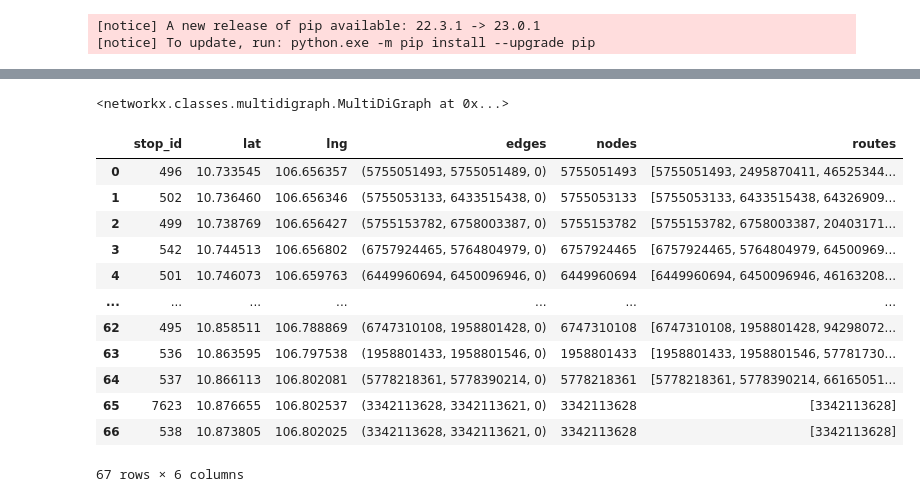
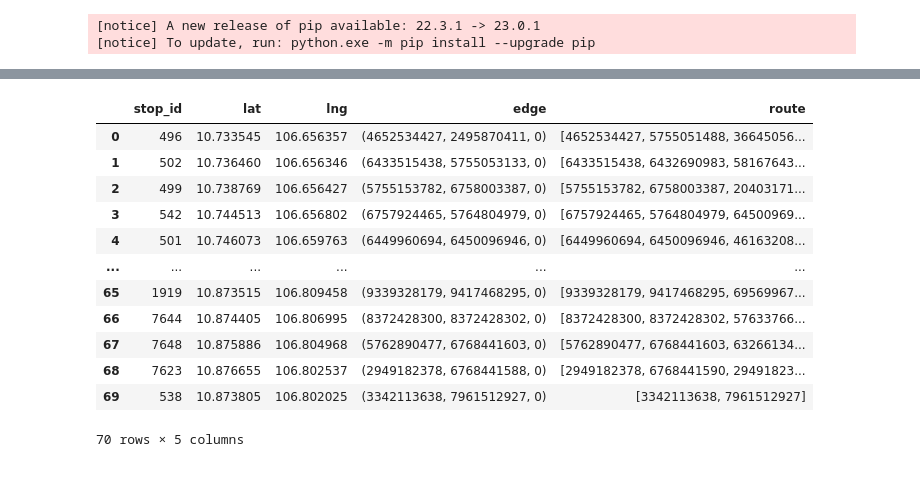
Before and after one commit to ptquang2000/hcm-bus-model, a Jupyter notebook: main.ipynb, the cells around one changed output, grey strips where cells are left out. Cells and saved outputs as stored; diff of their text form; code cells hidden in the pictures.

Commit message:
! load file missing data

```diff
--- a/main.ipynb
+++ b/main.ipynb
@@ -145,58 +159,35 @@ G = ox.graph_from_gdfs(gdf_nodes=gdf_nodes, gdf_edges=gdf_edges, graph_attrs=gra
-# %%
-HCM_NETWORK = "./data/hcm.osm"
-utn = ox.settings.useful_tags_node
-oxna = ox.settings.osm_xml_node_attrs
-oxnt = ox.settings.osm_xml_node_tags
-utw = ox.settings.useful_tags_way
-oxwa = ox.settings.osm_xml_way_attrs
-oxwt = ox.settings.osm_xml_way_tags
-utn = list(set(utn + oxna + oxnt))
-utw = list(set(utw + oxwa + oxwt))
-ox.settings.all_oneway = True
-ox.settings.useful_tags_node = utn
-ox.settings.useful_tags_way = utw
-if not os.path.exists(HCM_NETWORK):
-    G = ox.graph_from_place("Ho Chi Minh City")
-    ox.save_graph_xml(G, HCM_NETWORK)
-
-G = ox.graph_from_xml(HCM_NETWORK)
-ox.distance.add_edge_lengths(G)
-
-# fig, ax = ox.plot_graph(G, node_size=0)
-# %% [output]
-<networkx.classes.multidigraph.MultiDiGraph at 0x...>
 # %%
 buses = list()
 bus_ids = [8]
 for id in bus_ids:
     buses.append(BusModel(id))
 
 stations = buses[0].stations[15].stops_df
-stations["edges"] = ox.nearest_edges(G, X=stations["lng"], Y=stations["lat"])
-# stations.drop_duplicates(subset="edges", inplace=True)
-stations["nodes"] = stations.apply(lambda station: station["edges"][0], axis="columns")
+stations["edge"] = ox.nearest_edges(G, X=stations["lng"], Y=stations["lat"])
+stations.drop_duplicates(subset="edge", inplace=True, ignore_index=True)
 
-stations["routes"] = stations.apply(
-    lambda path: ox.shortest_path(G, path["nodes"], stations.loc[path.name + 1, "nodes"] if path.name + 1 != stations.shape[0] else path["nodes"])
-    , axis="columns"
-)
-stations.dropna(subset="routes", inplace=True)
-stations.reset_index(inplace=True)
-stations.drop("index", axis="columns", inplace=True)
+def get_routes(station):
+    if station.name + 1 != stations.shape[0]:
+        return ox.shortest_path(G, station["edge"][0], stations.loc[station.name + 1, "edge"][0])
+    else:
+        return list(station["edge"][:2])
+
+stations["route"] = stations.apply(get_routes, axis="columns")
+stations.reset_index(drop=True, inplace=True)
 stations
 # %% [output]
-|  | stop_id | lat | lng | edges | nodes | routes |
-| 0 | 496 | 10.733545 | 106.656357 | (5755051493, 5755051489, 0) | 5755051493 | [5755051493, 2495870411, 46525344... |
-| 1 | 502 | 10.736460 | 106.656346 | (5755053133, 6433515438, 0) | 5755053133 | [5755053133, 6433515438, 64326909... |
-| 2 | 499 | 10.738769 | 106.656427 | (5755153782, 6758003387, 0) | 5755153782 | [5755153782, 6758003387, 20403171... |
-| 3 | 542 | 10.744513 | 106.656802 | (6757924465, 5764804979, 0) | 6757924465 | [6757924465, 5764804979, 64500969... |
-| 4 | 501 | 10.746073 | 106.659763 | (6449960694, 6450096946, 0) | 6449960694 | [6449960694, 6450096946, 46163208... |
-| ... | ... | ... | ... | ... | ... | ... |
-| 62 | 495 | 10.858511 | 106.788869 | (6747310108, 1958801428, 0) | 6747310108 | [6747310108, 1958801428, 94298072... |
-| 63 | 536 | 10.863595 | 106.797538 | (1958801433, 1958801546, 0) | 1958801433 | [1958801433, 1958801546, 57781730... |
-| 64 | 537 | 10.866113 | 106.802081 | (5778218361, 5778390214, 0) | 5778218361 | [5778218361, 5778390214, 66165051... |
-| 65 | 7623 | 10.876655 | 106.802537 | (3342113628, 3342113621, 0) | 3342113628 | [3342113628] |
-| 66 | 538 | 10.873805 | 106.802025 | (3342113628, 3342113621, 0) | 3342113628 | [3342113628] |
+|  | stop_id | lat | lng | edge | route |
+| 0 | 496 | 10.733545 | 106.656357 | (4652534427, 2495870411, 0) | [4652534427, 5755051488, 36645056... |
+| 1 | 502 | 10.736460 | 106.656346 | (6433515438, 5755053133, 0) | [6433515438, 6432690983, 58167643... |
+| 2 | 499 | 10.738769 | 106.656427 | (5755153782, 6758003387, 0) | [5755153782, 6758003387, 20403171... |
+| 3 | 542 | 10.744513 | 106.656802 | (6757924465, 5764804979, 0) | [6757924465, 5764804979, 64500969... |
+| 4 | 501 | 10.746073 | 106.659763 | (6449960694, 6450096946, 0) | [6449960694, 6450096946, 46163208... |
+| ... | ... | ... | ... | ... | ... |
+| 65 | 1919 | 10.873515 | 106.809458 | (9339328179, 9417468295, 0) | [9339328179, 9417468295, 69569967... |
+| 66 | 7644 | 10.874405 | 106.806995 | (8372428300, 8372428302, 0) | [8372428300, 8372428302, 57633766... |
+| 67 | 7648 | 10.875886 | 106.804968 | (5762890477, 6768441603, 0) | [5762890477, 6768441603, 63266134... |
+| 68 | 7623 | 10.876655 | 106.802537 | (2949182378, 6768441588, 0) | [2949182378, 6768441590, 29491823... |
+| 69 | 538 | 10.873805 | 106.802025 | (3342113638, 7961512927, 0) | [3342113638, 7961512927] |
-67 rows × 6 columns
+70 rows × 5 columns
 # %%
 loop_filt = stations.apply(
```
Also changed, not shown: parts of 12 cells of this notebook, 4 other files.
